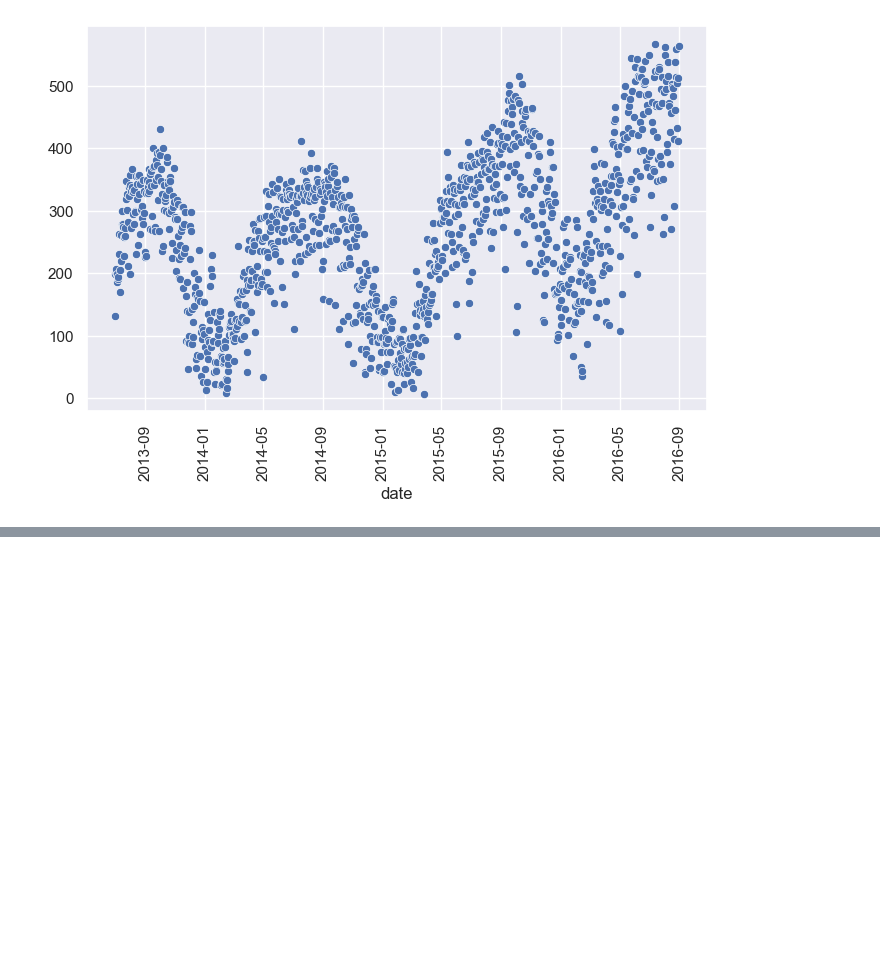
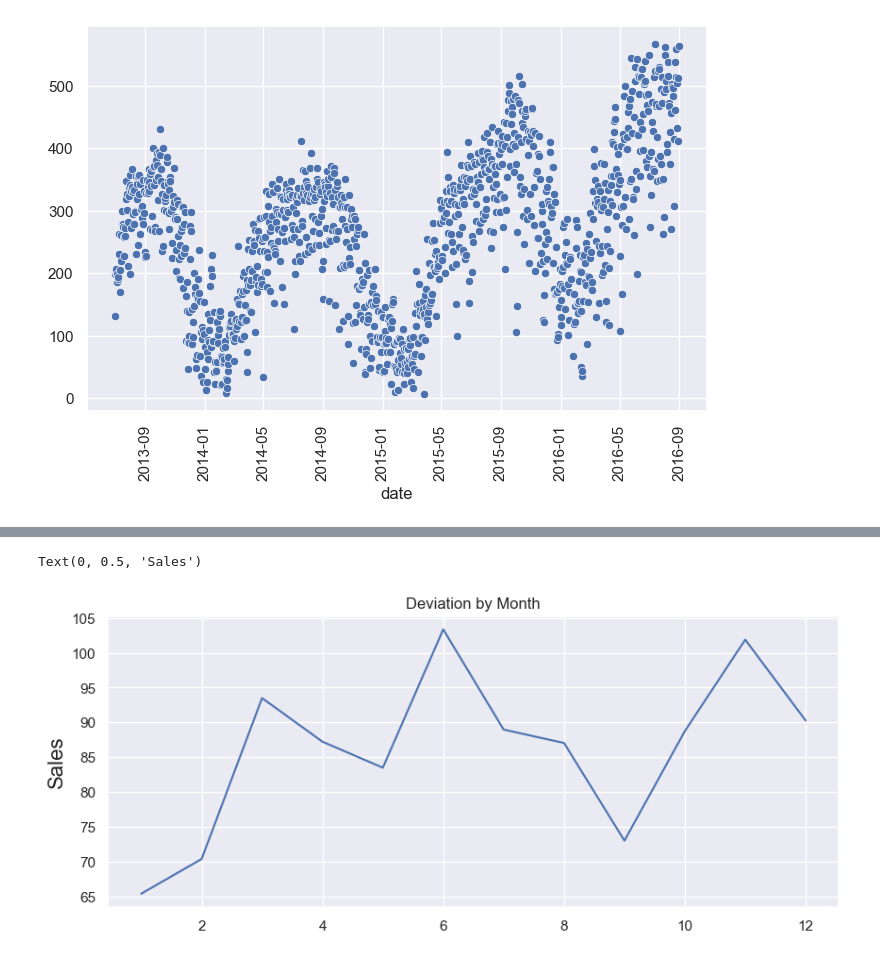
Before and after one commit to scunden/citi-bike, a Jupyter notebook: EDA-notebook.ipynb, the cells around one changed output, grey strips where cells are left out. Cells and saved outputs as stored; diff of their text form; code cells hidden in the pictures; blank space fills up the shorter version.

```diff
--- a/EDA-notebook.ipynb
+++ b/EDA-notebook.ipynb
@@ -252,0 +255,10 @@ Name: y, Length: 1153, dtype: float64
+# %%
+month_deviations = df_pred[['ds','y']].set_index(['ds']).groupby(lambda d: d.month).std()
+
+plt.figure(figsize=(10,4))
+plt.plot(month_deviations)
+plt.title('Deviation by Month')
+plt.ylabel('Sales', fontsize=16)
+# %% [output]
+Text(0, 0.5, 'Sales')
+[figure, added]
```
Also changed, not shown: parts of 11 cells of this notebook, 12 other files.
